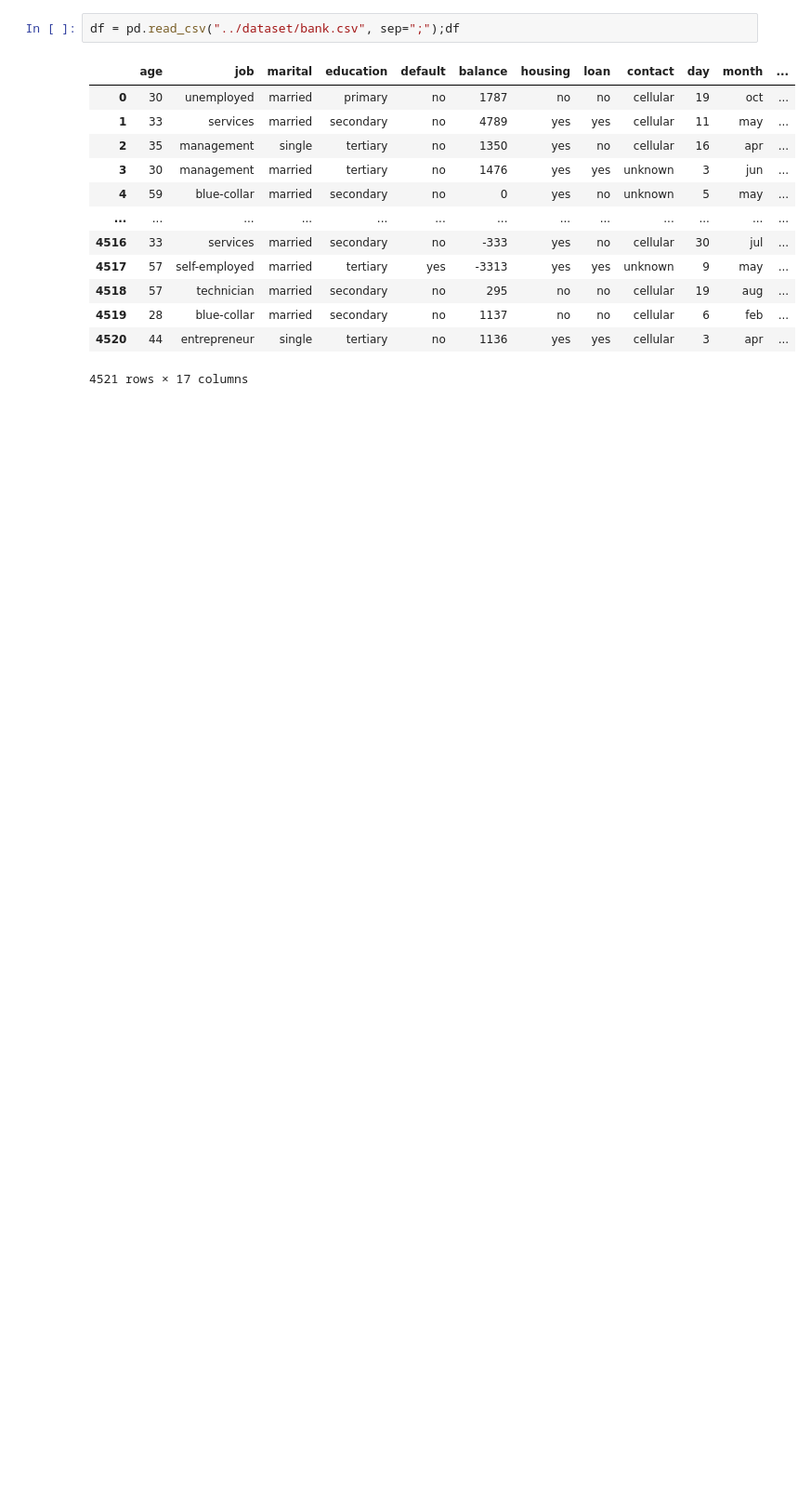
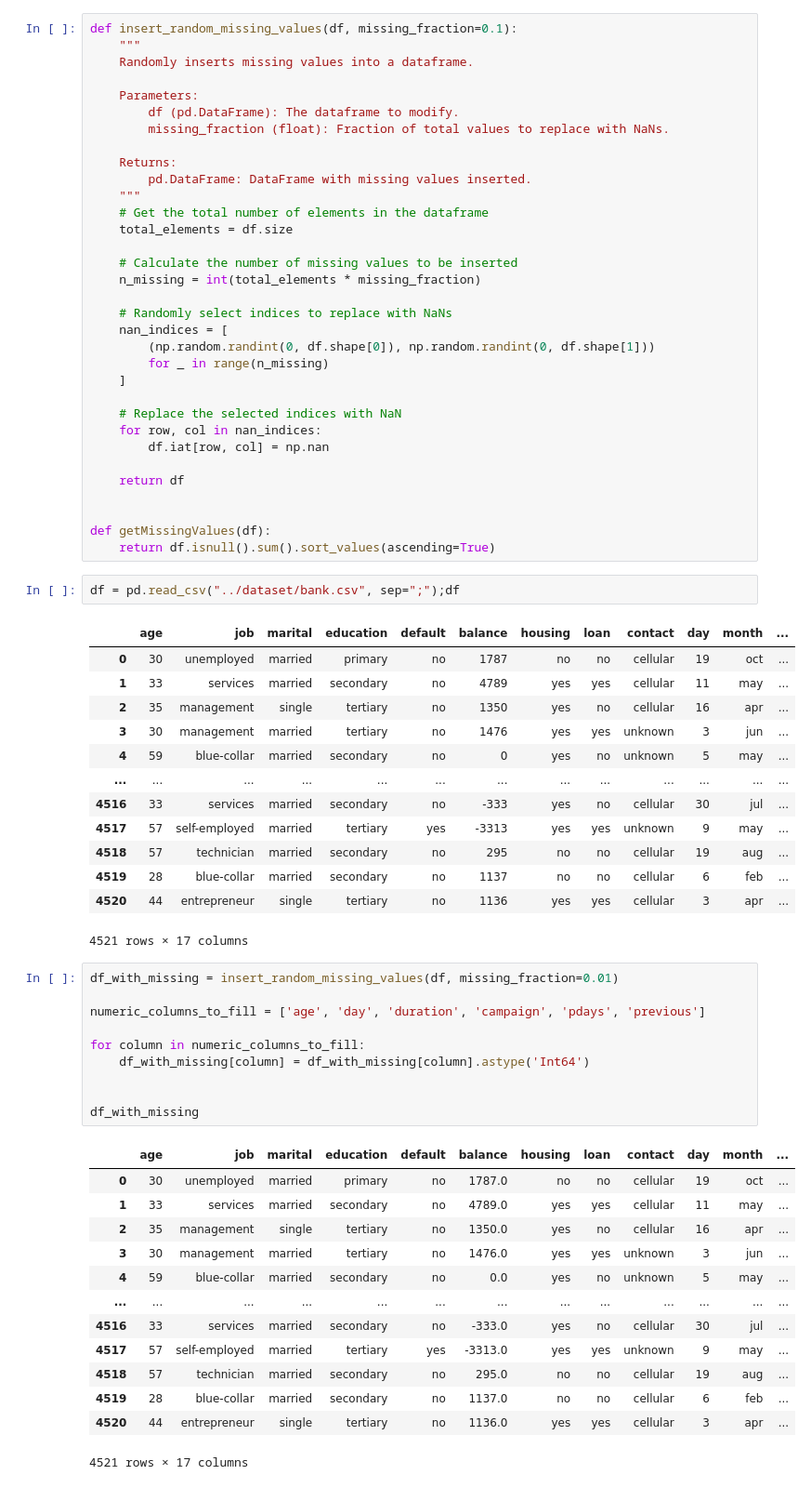
Before and after one commit to adeineko/bank-term-deposit-prediction, a Jupyter notebook: dataCleaning/data_preprocessing.ipynb, the cells around one changed output. Shown at 93% size. Cells and saved outputs as stored; diff of their text form; blank space fills up the shorter version.

Commit message:
finished with missing values

```diff
--- a/dataCleaning/data_preprocessing.ipynb
+++ b/dataCleaning/data_preprocessing.ipynb
@@ -4,3 +5,36 @@ import matplotlib.pyplot as plt
+# %%
+def insert_random_missing_values(df, missing_fraction=0.1):
+    """
+    Randomly inserts missing values into a dataframe.
+
+    Parameters:
+        df (pd.DataFrame): The dataframe to modify.
+        missing_fraction (float): Fraction of total values to replace with NaNs.
+
+    Returns:
+        pd.DataFrame: DataFrame with missing values inserted.
+    """
+    # Get the total number of elements in the dataframe
+    total_elements = df.size
+
+    # Calculate the number of missing values to be inserted
+    n_missing = int(total_elements * missing_fraction)
+
+    # Randomly select indices to replace with NaNs
+    nan_indices = [
+        (np.random.randint(0, df.shape[0]), np.random.randint(0, df.shape[1]))
+        for _ in range(n_missing)
+    ]
+
+    # Replace the selected indices with NaN
+    for row, col in nan_indices:
+        df.iat[row, col] = np.nan
+
+    return df
+
+
+def getMissingValues(df):
+    return df.isnull().sum().sort_values(ascending=True)
 # %%
 df = pd.read_csv("../dataset/bank.csv", sep=";");df
 # %% [output]
@@ -17,3 +51,27 @@ df = pd.read_csv("../dataset/bank.csv", sep=";");df
 | 4519 | 28 | blue-collar | married | secondary | no | 1137 | no | no | cellular | 6 | feb | ... |
 | 4520 | 44 | entrepreneur | single | tertiary | no | 1136 | yes | yes | cellular | 3 | apr | ... |
 4521 rows × 17 columns
+# %%
+df_with_missing = insert_random_missing_values(df, missing_fraction=0.01)
+
+numeric_columns_to_fill = ['age', 'day', 'duration', 'campaign', 'pdays', 'previous']
+
+for column in numeric_columns_to_fill:
+    df_with_missing[column] = df_with_missing[column].astype('Int64')
+
+
+df_with_missing
+# %% [output]
+|  | age | job | marital | education | default | balance | housing | loan | contact | day | month | ... |
+| 0 | 30 | unemployed | married | primary | no | 1787.0 | no | no | cellular | 19 | oct | ... |
+| 1 | 33 | services | married | secondary | no | 4789.0 | yes | yes | cellular | 11 | may | ... |
+| 2 | 35 | management | single | tertiary | no | 1350.0 | yes | no | cellular | 16 | apr | ... |
+| 3 | 30 | management | married | tertiary | no | 1476.0 | yes | yes | unknown | 3 | jun | ... |
+| 4 | 59 | blue-collar | married | secondary | no | 0.0 | yes | no | unknown | 5 | may | ... |
+| ... | ... | ... | ... | ... | ... | ... | ... | ... | ... | ... | ... | ... |
+| 4516 | 33 | services | married | secondary | no | -333.0 | yes | no | cellular | 30 | jul | ... |
+| 4517 | 57 | self-employed | married | tertiary | yes | -3313.0 | yes | yes | unknown | 9 | may | ... |
+| 4518 | 57 | technician | married | secondary | no | 295.0 | no | no | cellular | 19 | aug | ... |
+| 4519 | 28 | blue-collar | married | secondary | no | 1137.0 | no | no | cellular | 6 | feb | ... |
+| 4520 | 44 | entrepreneur | single | tertiary | no | 1136.0 | yes | yes | cellular | 3 | apr | ... |
+4521 rows × 17 columns
```
Also changed, not shown: parts of 6 cells of this notebook.
